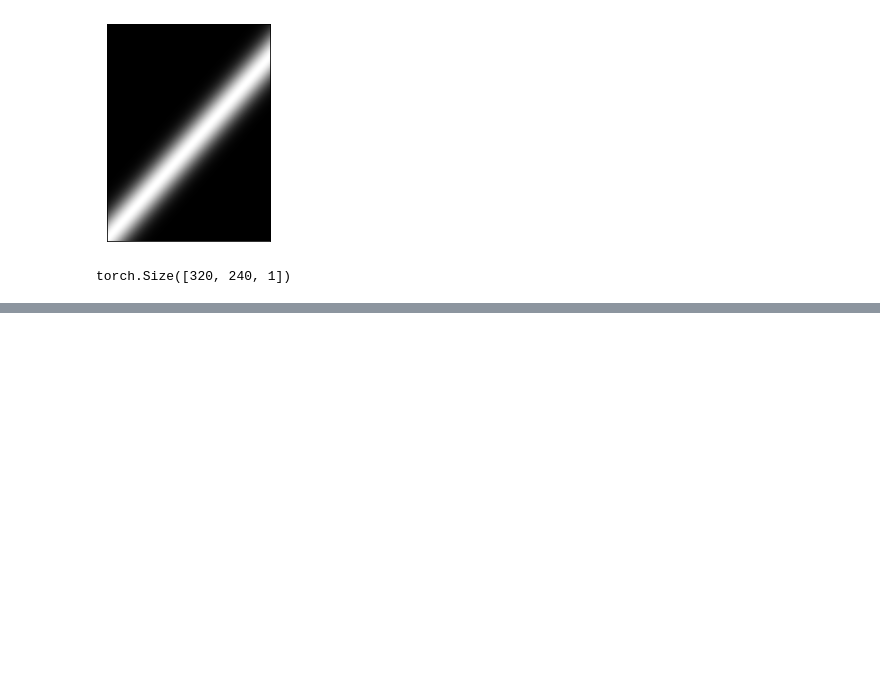
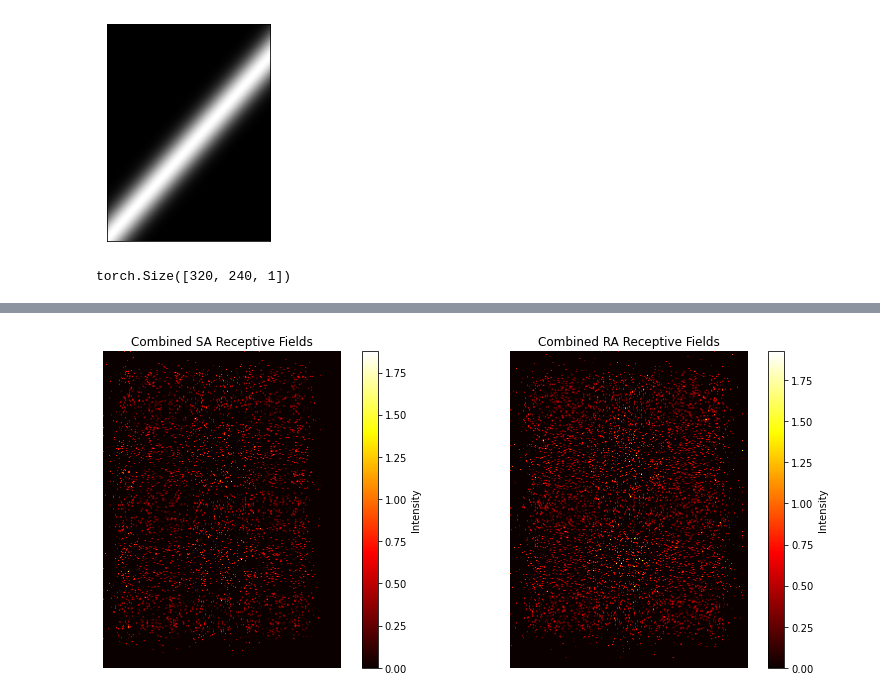
Before and after one commit to JHKim-UNIST-BCI/-17-2023_SFN, a Jupyter notebook: main_231023.ipynb, the cells around one changed output, grey strips where cells are left out. Cells and saved outputs as stored; diff of their text form; code cells hidden in the pictures; blank space fills up the shorter version.

```diff
--- a/main_231023.ipynb
+++ b/main_231023.ipynb
@@ -97,0 +99,23 @@ NameError: name 'sa_rf_dim' is not defined
+# %%
+# Summing up all the receptive fields to visualize overlap
+combined_sa_rf = snn.sa_rf.sum(dim=0).reshape(320, 240)
+combined_ra_rf = snn.ra_rf.sum(dim=0).reshape(320, 240)
+# Attempt to visualize the combined receptive fields again
+plt.figure(figsize=(12, 5))
+
+plt.subplot(1, 2, 1)
+plt.imshow(combined_sa_rf, cmap='hot')
+plt.colorbar(label='Intensity')
+plt.axis('off')
+plt.title('Combined SA Receptive Fields')
+
+plt.subplot(1, 2, 2)
+plt.imshow(combined_ra_rf, cmap='hot')
+plt.colorbar(label='Intensity')
+plt.axis('off')
+plt.title('Combined RA Receptive Fields')
+
+plt.tight_layout()
+plt.show()
+# %% [output]
+[figure, added]
```
Also changed, not shown: parts of 3 cells of this notebook, 1 other file.
